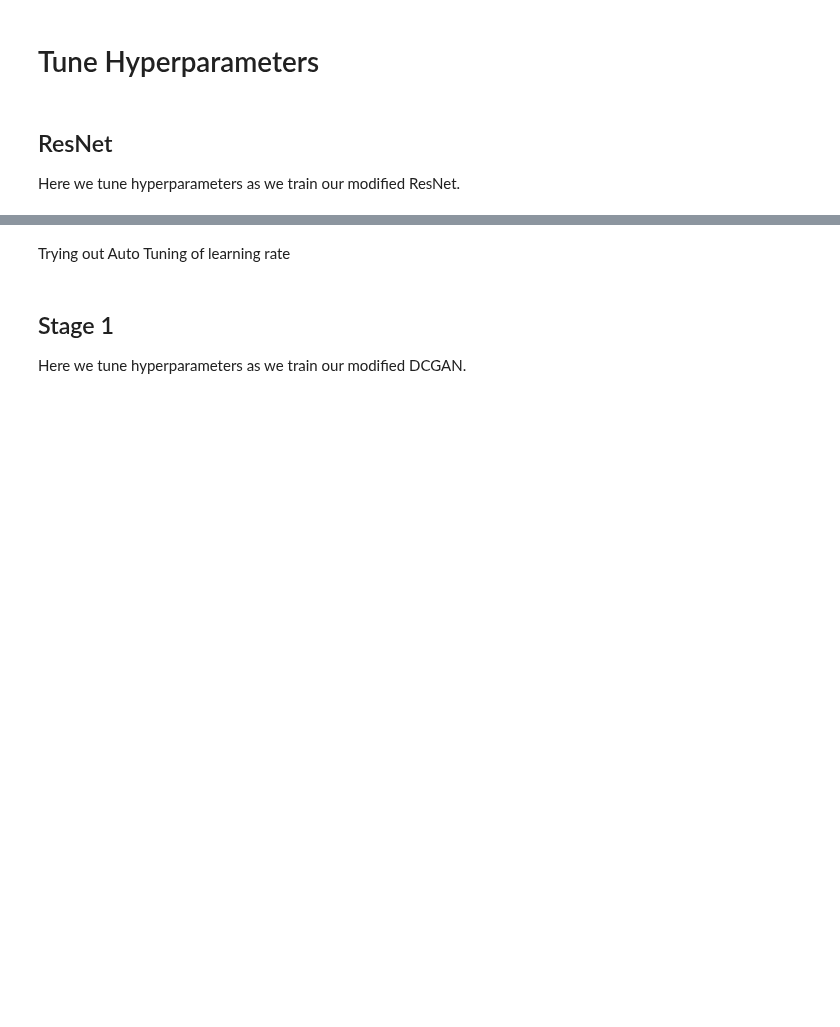
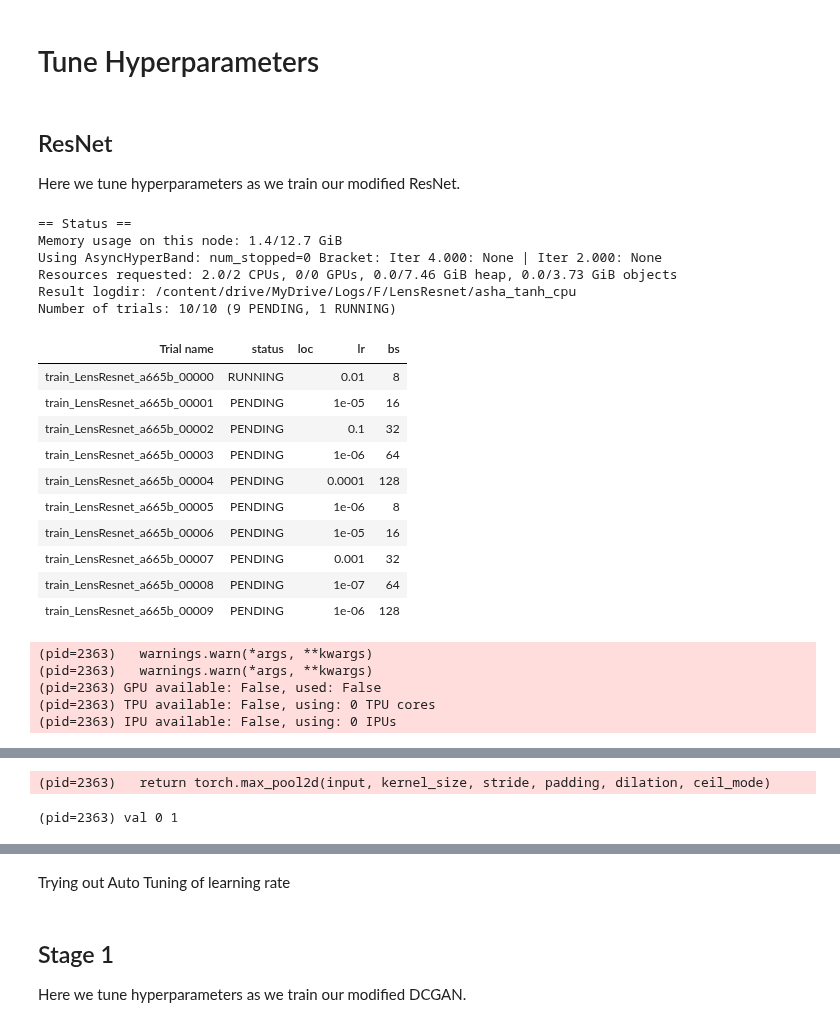
Before and after one commit to souravraha/galaxy, a Jupyter notebook: Lightning_Tune.ipynb, the cells around one changed output, grey strips where cells are left out. Saved outputs shown, nothing was run; the diff lists cells and outputs as text; code cells hidden in the pictures; blank space fills up the shorter version.

```diff
--- a/Lightning_Tune.ipynb
+++ b/Lightning_Tune.ipynb
@@ -159,6 +163,17 @@ class npyImageData(pl.LightningDataModule):
 # %% [markdown]
 ## ResNet
 We modify a ResNet slightly for our purpose.
+# %%
+val=tm.MetricCollection(
+            [
+                tm.AUROC(3),
+                tm.ROC(3),
+                # tm.PrecisionRecallCurve(3),
+            ],
+        )
+# %%
+for k, f in val.items():
+    print(f.state_dict())
 # %%
 class LensResnet(pl.LightningModule):
     def __init__(self, config, image_channels: int = 1, num_classes: int = 3, **kwargs):
@@ -678,7 +713,7 @@ def train_LensResnet(config, checkpoint_dir=None, num_epochs=10, num_gpus=torch.
     kwargs = {
         'limit_train_batches' : 0.05,
         'limit_val_batches' : 0.05,
-        'progress_bar_refresh_rate' : math.ceil(8250*0.05//config['batch_size']),
+        'progress_bar_refresh_rate' : math.ceil(8250*0.05//config['bs']),
         'max_epochs' : num_epochs,
         'prepare_data_per_node' : False,
         # If fractional GPUs passed in, convert to int.
@@ -687,22 +722,20 @@ def train_LensResnet(config, checkpoint_dir=None, num_epochs=10, num_gpus=torch.
         'callbacks' : [
             TuneReportCheckpointCallback(
                 {
-                    'loss': 'LensResnet/val/Loss',
-                    # 'loss_D': 'LensResnet/D/train/loss',
-                    # Switch up the auroc vlues when training on different dataset -----------------------------------------------
-                    'auroc': 'LensResnet/val/AUROC',
-                    # 'auroc_cross': 'LensResnet/ResNet(J)/val/auroc',
+                    'loss': 'LensResnet/val/loss',
+                    'auroc': 'LensResnet/val/auroc',
                 },
             ),
         ],
         'stochastic_weight_avg' : True,
         # works with only one optimizer
         # 'benchmark' : True,
+        # 'precision' : 16,
         # 'gradient_clip_val' : 0.5,
         # 'gradient_clip_algorithm' : 'value',
     }
 
-    dm = npyImageData(config, 64)                                              # Specify image width here
+    dm = npyImageData(config)                                              # Specify image width here
     if checkpoint_dir is not None:
         kwargs['resume_from_checkpoint'] = os.path.join(checkpoint_dir, 'checkpoint')
         # model = LensResnet.load_from_checkpoint(kwargs['resume_from_checkpoint'], config=config)
@@ -725,17 +758,17 @@ def tune_LensResnet_asha(num_samples=10, num_epochs=10, gpus_per_trial=torch.cud
             num_gpus=gpus_per_trial
         ),
         # Change the folder name when changing dataset--------------------------------------------------------------------------
-        name='F/LensResnet/asha_tanh',
+        name='F/LensResnet/asha_tanh_cpu',
         metric='auroc',
         mode='max',
-        config={'learning_rate': tune.grid_search([1e-4, 1e-3, 1e-5, 1e-2, 1e-6, 1e-1, 1e-7]),
-                'batch_size': tune.grid_search([8, 16, 32, 64, 128])
+        config={'lr': tune.choice([1e-4, 1e-3, 1e-5, 1e-2, 1e-6, 1e-1, 1e-7]),
+                'bs': tune.grid_search([8, 16, 32, 64, 128])
                 },
-        # config={'learning_rate': 0.01,
+        # config={'lr': 0.01,
         #         'n_fmaps': 32,
-        #         'batch_size': 32,
+        #         'bs': 32,
         #         },
-        stop=TrialPlateauStopper('auroc'),
+        # stop=TrialPlateauStopper('auroc'),
         resources_per_trial={'cpu': os.cpu_count(),
                              'gpu': gpus_per_trial,
                             },
@@ -743,13 +776,13 @@ def tune_LensResnet_asha(num_samples=10, num_epochs=10, gpus_per_trial=torch.cud
         scheduler = ASHAScheduler(max_t=num_epochs, grace_period=2,  reduction_factor=2),
         progress_reporter=JupyterNotebookReporter(
             overwrite=False,
-            parameter_columns=['learning_rate', 'batch_size'],
+            parameter_columns=['lr', 'bs'],
             metric_columns=['loss', 'auroc', 'training_iteration'],
             sort_by_metric=True,
         ),
         fail_fast = True,
         # reuse_actors=True,
-        # num_samples=num_samples,
+        num_samples=num_samples,
         # resume='PROMPT',
         # restore='/content/drive/MyDrive/Logs/delete/train_LensResnet_e42ac_00025_25_batch_size=8,learning_rate=0.01,n_fmaps=8_2021-07-28_21-16-18/checkpoint_epoch=4-step=2339',
     )
@@ -772,12 +805,12 @@ def tune_LensResnet_asha(num_samples=10, num_epochs=10, gpus_per_trial=torch.cud
 #         name='F/LensResnet/pbt_tanh',
 #         metric='auroc',
 #         mode='max',
-#         config={'learning_rate': 1e-4,
-#                 'batch_size': 8,
+#         config={'lr': 1e-4,
+#                 'bs': 8,
 #                 },
-#         # config={'learning_rate': 0.01,
+#         # config={'lr': 0.01,
 #         #         'n_fmaps': 32,
-#         #         'batch_size': 32,
+#         #         'bs': 32,
 #         #         },
 #         # stop=TrialPlateauStopper('loss_G'),
 #         resources_per_trial={'cpu': os.cpu_count(),
@@ -791,13 +824,13 @@ def tune_LensResnet_asha(num_samples=10, num_epochs=10, gpus_per_trial=torch.cud
 #             resample_probability=0.8,
 #             perturbation_interval=4,
 #             hyperparam_mutations={
-#                 'learning_rate': tune.loguniform(1e-7, 1e-1),
-#                 'batch_size': [8, 16, 32, 64, 128],
+#                 'lr': tune.loguniform(1e-7, 1e-1),
+#                 'bs': [8, 16, 32, 64, 128],
 #             },
 #         ),
 #         progress_reporter=JupyterNotebookReporter(
 #             overwrite=False,
-#             parameter_columns=['learning_rate', 'batch_size'],
+#             parameter_columns=['lr', 'bs'],
 #             metric_columns=['loss', 'auroc', 'training_iteration'],
 #             # sort_by_metric=True,
 #         ),
@@ -810,31 +843,54 @@ def tune_LensResnet_asha(num_samples=10, num_epochs=10, gpus_per_trial=torch.cud
 #         # restore='/content/drive/MyDrive/Logs/delete/train_LensResnet_e42ac_00060_60_batch_size=8,learning_rate=0.01,n_fmaps=16_2021-07-29_06-58-44/checkpoint_epoch=3-step=1871',
 #         # restore='/content/drive/MyDrive/Logs/delete/train_LensResnet_e42ac_00061_61_batch_size=16,learning_rate=0.01,n_fmaps=16_2021-07-29_02-41-53/checkpoint_epoch=4-step=1169',
 #         # restore='/content/drive/MyDrive/Logs/delete/train_LensResnet_e42ac_00061_61_batch_size=16,learning_rate=0.01,n_fmaps=16_2021-07-29_06-58-44/checkpoint_epoch=4-step=1169',
 #         # restore='/content/drive/MyDrive/Logs/delete/train_LensResnet_e42ac_00062_62_batch_size=32,learning_rate=0.01,n_fmaps=16_2021-07-29_06-58-44/checkpoint_epoch=4-step=584',
 #         # restore='/content/drive/MyDrive/Logs/delete/train_LensResnet_e42ac_00091_91_batch_size=16,learning_rate=0.001,n_fmaps=32_2021-07-29_15-46-04/checkpoint_epoch=2-step=701',
 #         # restore='/content/drive/MyDrive/Logs/delete/train_LensResnet_e42ac_00094_94_batch_size=128,learning_rate=0.001,n_fmaps=32_2021-07-29_18-06-24/checkpoint_epoch=2-step=86',
 #         # restore='/content/drive/MyDrive/Logs/delete/train_LensResnet_e42ac_00096_96_batch_size=16,learning_rate=0.01,n_fmaps=32_2021-07-29_18-06-24/checkpoint_epoch=2-step=701',
 #         # restore='/content/drive/MyDrive/Logs/delete/train_LensResnet_e42ac_00097_97_batch_size=32,learning_rate=0.01,n_fmaps=32_2021-07-29_18-06-24/checkpoint_epoch=2-step=350',
 #     )
 
 #     print('Best checkpoint path found is: ', analysis.best_checkpoint)
 
 # # __tune_pbt_end__
 
 
 if __name__ == '__main__':
     import argparse
 
     parser = argparse.ArgumentParser()
     parser.add_argument(
         '--smoke-test', action='store_true', help='Finish quickly for testing')
     args, _ = parser.parse_known_args()
 
     if args.smoke_test:
         tune_LensResnet_asha(num_samples=1, num_epochs=6, gpus_per_trial=torch.cuda.device_count())
         tune_LensResnet_pbt(num_samples=1, num_epochs=6, gpus_per_trial=torch.cuda.device_count())
     else:
         # ASHA scheduler
-        tune_LensResnet_asha(num_samples=1, num_epochs=10, gpus_per_trial=torch.cuda.device_count())
+        tune_LensResnet_asha(num_samples=2, num_epochs=5, gpus_per_trial=torch.cuda.device_count())
         # Population based training
         # tune_LensResnet_pbt(num_samples=1, num_epochs=30, gpus_per_trial=torch.cuda.device_count())
+# %% [output]
+== Status ==
+Memory usage on this node: 1.4/12.7 GiB
+Using AsyncHyperBand: num_stopped=0 Bracket: Iter 4.000: None | Iter 2.000: None
+Resources requested: 2.0/2 CPUs, 0/0 GPUs, 0.0/7.46 GiB heap, 0.0/3.73 GiB objects
+Result logdir: /content/drive/MyDrive/Logs/F/LensResnet/asha_tanh_cpu
+Number of trials: 10/10 (9 PENDING, 1 RUNNING)
+| Trial name | status | loc | lr | bs |
+| train_LensResnet_a665b_00000 | RUNNING |  | 0.01 | 8 |
+| train_LensResnet_a665b_00001 | PENDING |  | 1e-05 | 16 |
+| train_LensResnet_a665b_00002 | PENDING |  | 0.1 | 32 |
+| train_LensResnet_a665b_00003 | PENDING |  | 1e-06 | 64 |
+| train_LensResnet_a665b_00004 | PENDING |  | 0.0001 | 128 |
+| train_LensResnet_a665b_00005 | PENDING |  | 1e-06 | 8 |
+| train_LensResnet_a665b_00006 | PENDING |  | 1e-05 | 16 |
+| train_LensResnet_a665b_00007 | PENDING |  | 0.001 | 32 |
+| train_LensResnet_a665b_00008 | PENDING |  | 1e-07 | 64 |
+| train_LensResnet_a665b_00009 | PENDING |  | 1e-06 | 128 |
+(pid=2363)   warnings.warn(*args, **kwargs)
+(pid=2363)   warnings.warn(*args, **kwargs)
+(pid=2363) GPU available: False, used: False
+(pid=2363) TPU available: False, using: 0 TPU cores
+(pid=2363) IPU available: False, using: 0 IPUs
@@ -840,0 +926,2 @@ if __name__ == '__main__':
+(pid=2363)   return torch.max_pool2d(input, kernel_size, stride, padding, dilation, ceil_mode)
+(pid=2363) val 0 1
```
Also changed, not shown: parts of 9 cells of this notebook.
